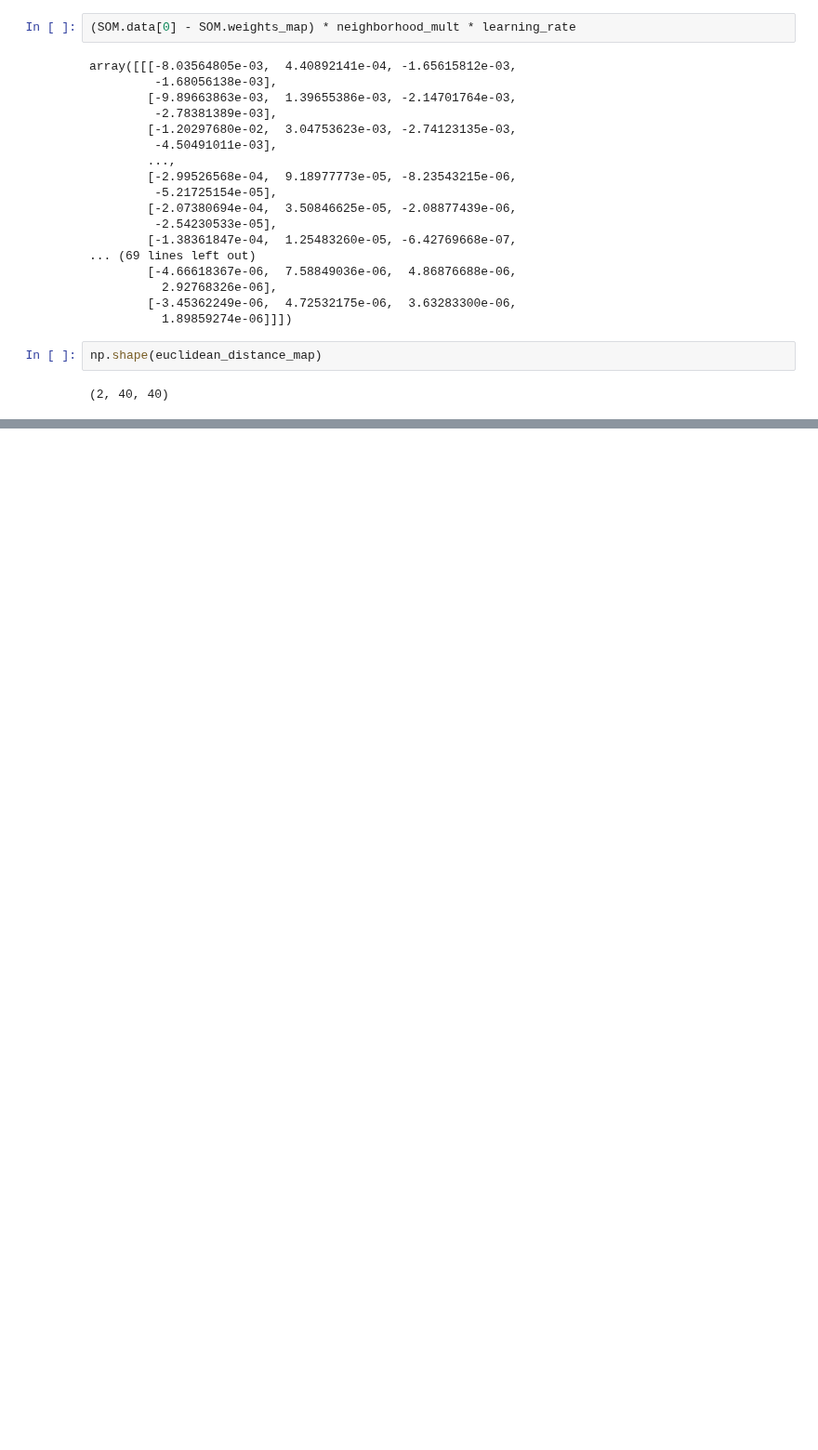
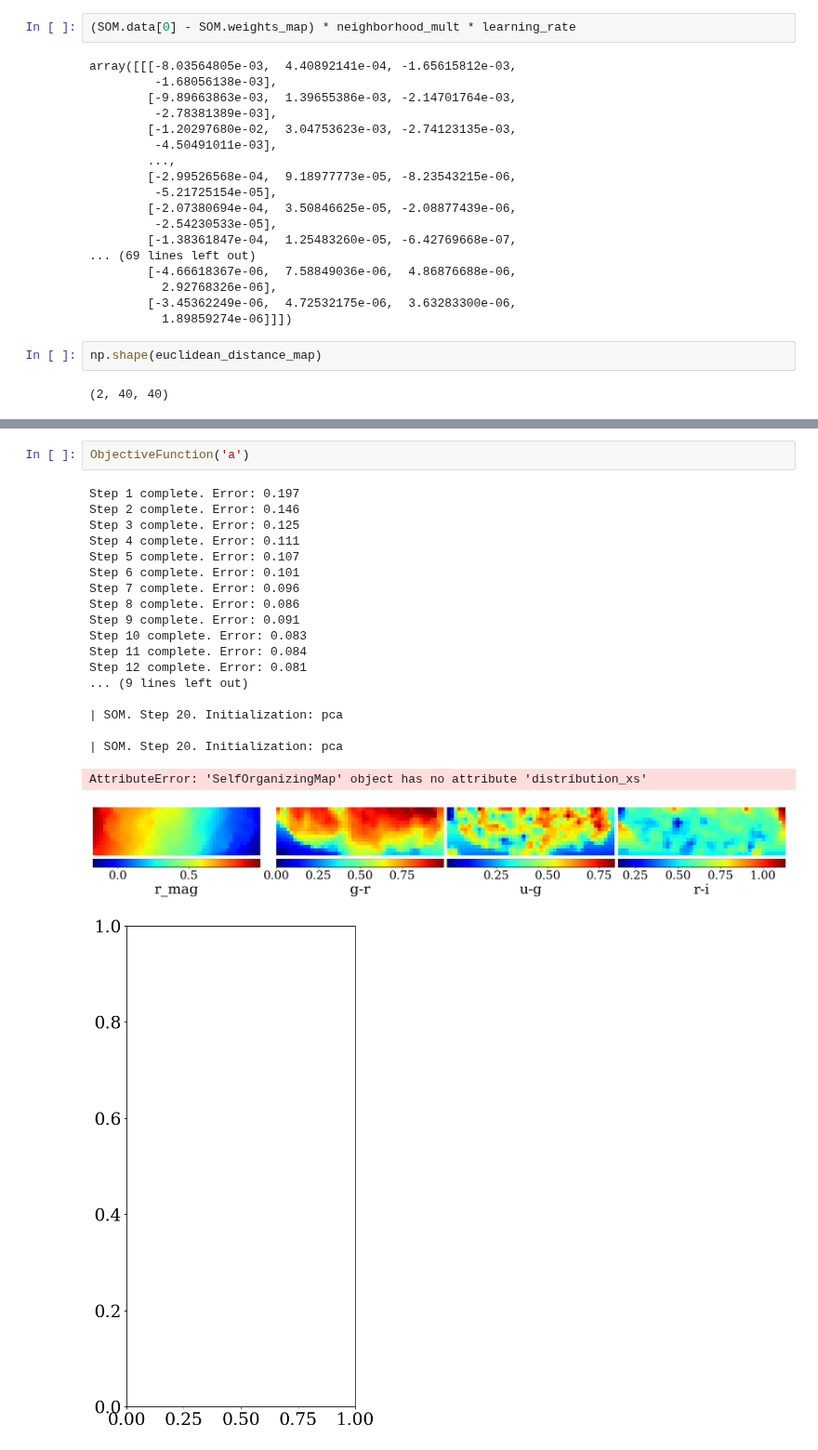
Before and after one commit to lsajkov/strw_mpdg, a Jupyter notebook: test_components.ipynb, the cells around one changed output, grey strips where cells are left out. Shown at 93% size. Cells and saved outputs as stored; diff of their text form; blank space fills up the shorter version.

```diff
--- a/test_components.ipynb
+++ b/test_components.ipynb
@@ -372,0 +588,23 @@ np.shape(euclidean_distance_map)
+# %%
+ObjectiveFunction('a')
+# %% [output]
+Step 1 complete. Error: 0.197
+Step 2 complete. Error: 0.146
+Step 3 complete. Error: 0.125
+Step 4 complete. Error: 0.111
+Step 5 complete. Error: 0.107
+Step 6 complete. Error: 0.101
+Step 7 complete. Error: 0.096
+Step 8 complete. Error: 0.086
+Step 9 complete. Error: 0.091
+Step 10 complete. Error: 0.083
+Step 11 complete. Error: 0.084
+Step 12 complete. Error: 0.081
+... (9 lines left out)
+
+| SOM. Step 20. Initialization: pca
+
+| SOM. Step 20. Initialization: pca
+AttributeError: 'SelfOrganizingMap' object has no attribute 'distribution_xs'
+[figure, added]
+[figure, added]
```
Also changed, not shown: parts of 4 cells of this notebook, 5 other files.
